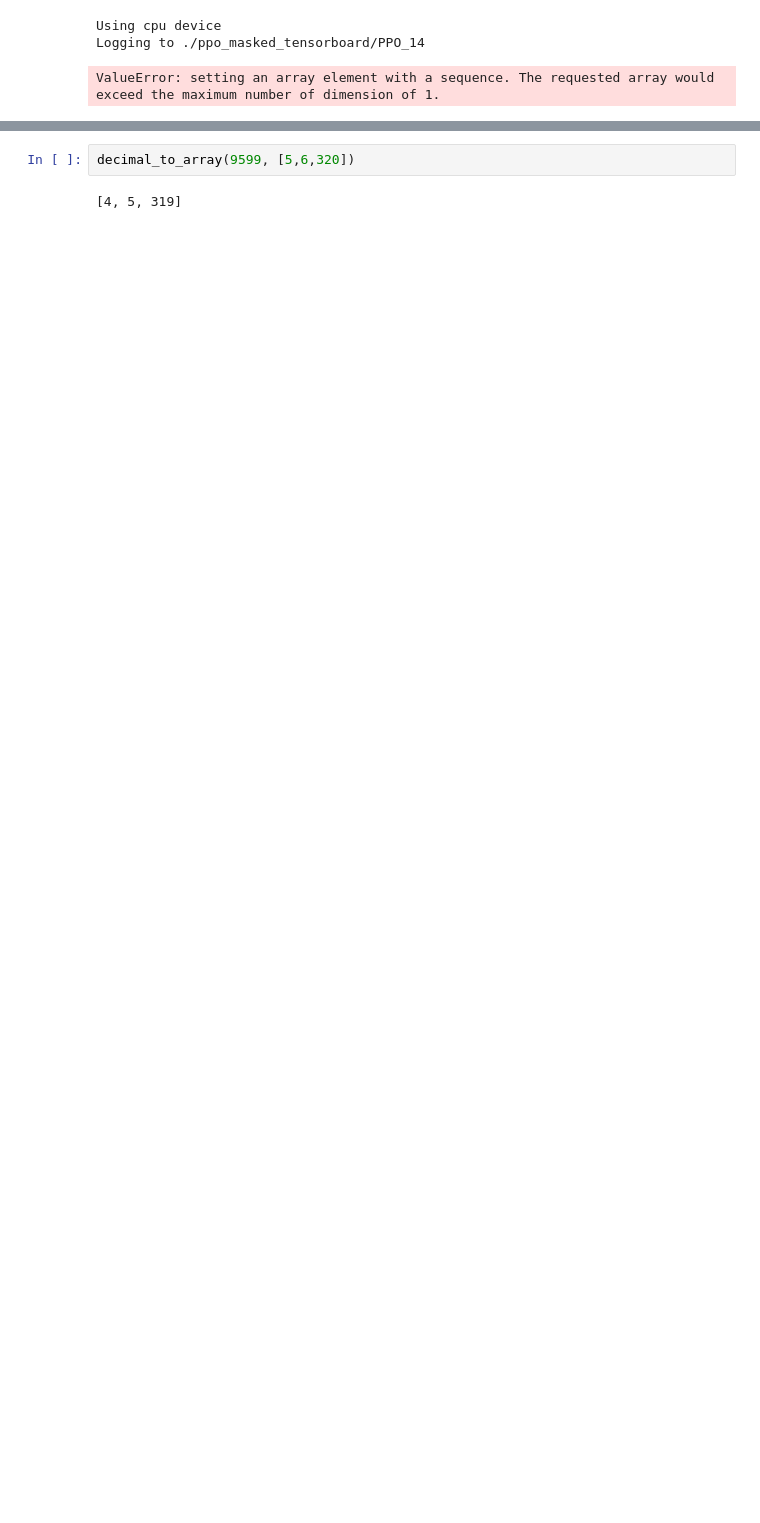
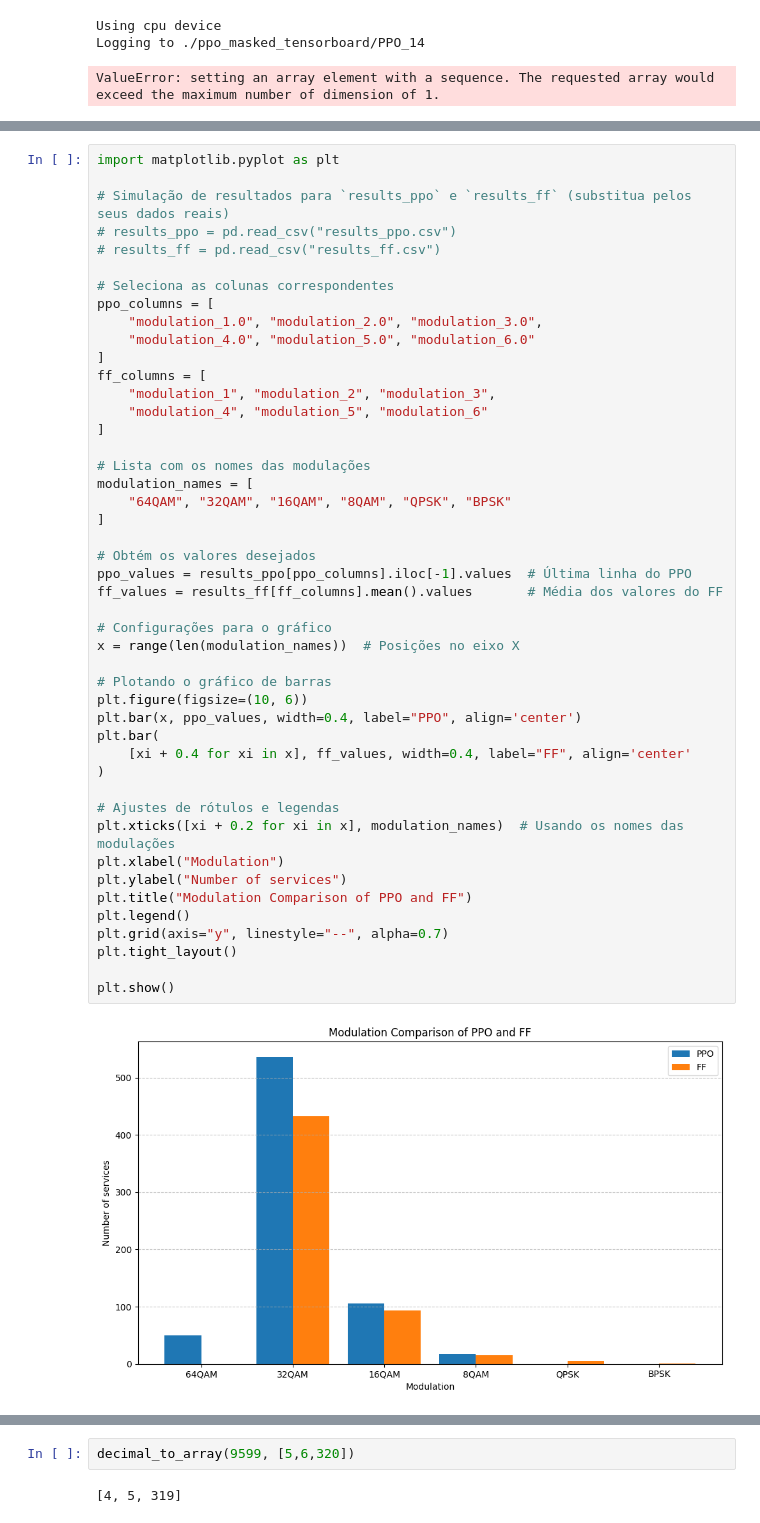
Before and after one commit to carlosnatalino/optical-networking-gym, a Jupyter notebook: examples/ONDM_2025/train_ppo.ipynb, the cells around one changed output, grey strips where cells are left out. Cells and saved outputs as stored; diff of their text form; blank space fills up the shorter version.

```diff
--- a/examples/ONDM_2025/train_ppo.ipynb
+++ b/examples/ONDM_2025/train_ppo.ipynb
@@ -276,0 +379,48 @@ Error:
+# %%
+import matplotlib.pyplot as plt
+
+# Simulação de resultados para `results_ppo` e `results_ff` (substitua pelos seus dados reais)
+# results_ppo = pd.read_csv("results_ppo.csv")
+# results_ff = pd.read_csv("results_ff.csv")
+
+# Seleciona as colunas correspondentes
+ppo_columns = [
+    "modulation_1.0", "modulation_2.0", "modulation_3.0",
+    "modulation_4.0", "modulation_5.0", "modulation_6.0"
+]
+ff_columns = [
+    "modulation_1", "modulation_2", "modulation_3",
+    "modulation_4", "modulation_5", "modulation_6"
+]
+
+# Lista com os nomes das modulações
+modulation_names = [
+    "64QAM", "32QAM", "16QAM", "8QAM", "QPSK", "BPSK"
+]
+
+# Obtém os valores desejados
+ppo_values = results_ppo[ppo_columns].iloc[-1].values  # Última linha do PPO
+ff_values = results_ff[ff_columns].mean().values       # Média dos valores do FF
+
+# Configurações para o gráfico
+x = range(len(modulation_names))  # Posições no eixo X
+
+# Plotando o gráfico de barras
+plt.figure(figsize=(10, 6))
+plt.bar(x, ppo_values, width=0.4, label="PPO", align='center')
+plt.bar(
+    [xi + 0.4 for xi in x], ff_values, width=0.4, label="FF", align='center'
+)
+
+# Ajustes de rótulos e legendas
+plt.xticks([xi + 0.2 for xi in x], modulation_names)  # Usando os nomes das modulações
+plt.xlabel("Modulation")
+plt.ylabel("Number of services")
+plt.title("Modulation Comparison of PPO and FF")
+plt.legend()
+plt.grid(axis="y", linestyle="--", alpha=0.7)
+plt.tight_layout()
+
+plt.show()
+# %% [output]
+[figure, added]
```
Also changed, not shown: parts of 9 cells of this notebook, 6 other files.
